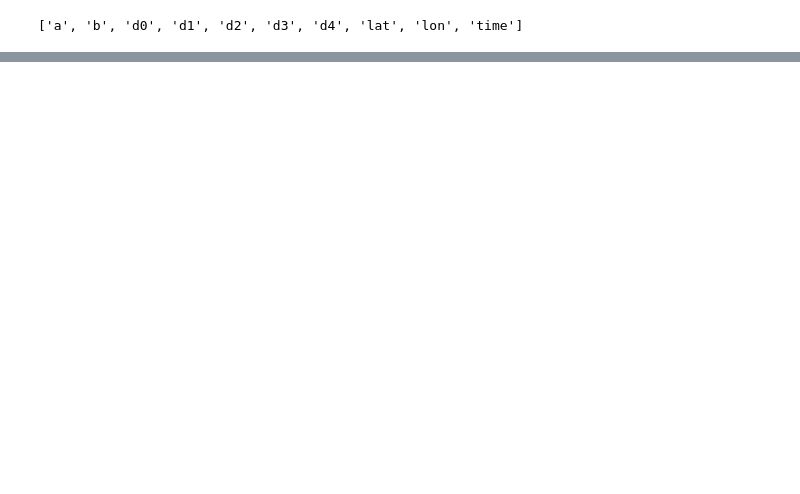
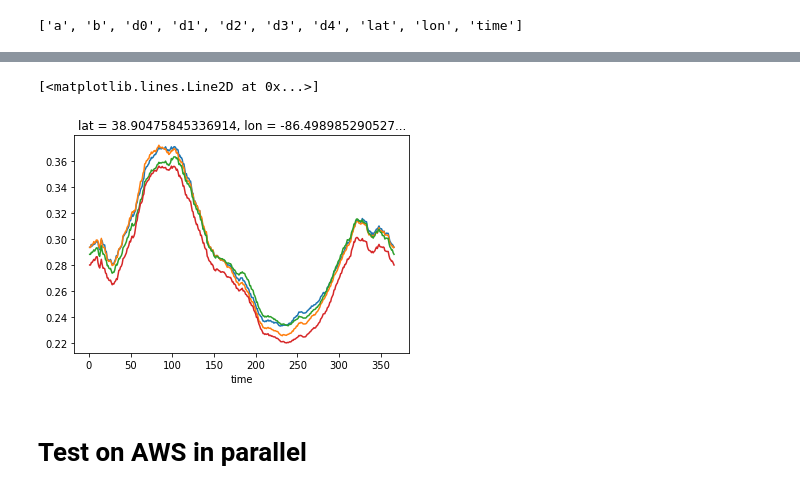
Before and after one commit to creare-com/podpac-drought-monitor, a Jupyter notebook: notebooks/new/CalcDroughtCategoriesParallel.ipynb, the cells around one changed output, grey strips where cells are left out. Saved outputs shown, nothing was run; the diff lists cells and outputs as text; code cells hidden in the pictures; blank space fills up the shorter version.

```diff
--- a/notebooks/new/CalcDroughtCategoriesParallel.ipynb
+++ b/notebooks/new/CalcDroughtCategoriesParallel.ipynb
@@ -198,0 +266,13 @@ Coordinates (EPSG:4326)
+# %%
+node_poros = podpac.data.Zarr(
+    source=r's3://podpac-drought-monitor-s3/SMAP_PROPS.zarr',
+    data_key='Land-Model-Constants_Data/clsm_poros',
+    lat_key='lat',
+    lon_key='lon',
+    nan_vals=[-9999],
+    skip_validation=True
+)
+# node_poros
+# %%
+sb = alglib.climatology.BetaFitDayOfYear(source=node, percentiles=[0.3, 0.2, 0.1, 0.05, 0.02], window=44, scale_max=node_poros,
+                                         scale_float=[0, 1])
@@ -198,0 +295,6 @@ Coordinates (EPSG:4326)
+# %%
+node_p = podpac.managers.Lambda(
+    source=sb,
+    eval_settings=settings,
+    eval_timeout=60*15,
+)
@@ -198,0 +325,8 @@ Coordinates (EPSG:4326)
+# %%
+start = time.time()
+i = 2
+coords = node.native_coordinates[300:302 + i, 1000:1002 + i, :]
+o = node_p.eval(coords)
+tot_time = time.time() - start
+print(tot_time)
+o.shape
@@ -198,0 +362,10 @@ Coordinates (EPSG:4326)
+# %%
+o[0, 0, :, 2].plot()
+o[1, 0, :, 2].plot()
+o[0, 1, :, 2].plot()
+o[1, 1, :, 2].plot()
+# %% [output]
+[<matplotlib.lines.Line2D at 0x...>]
+[figure, added]
+# %% [markdown]
+# Test on AWS in parallel
```
Also changed, not shown: parts of 68 cells of this notebook, 2 other files.
